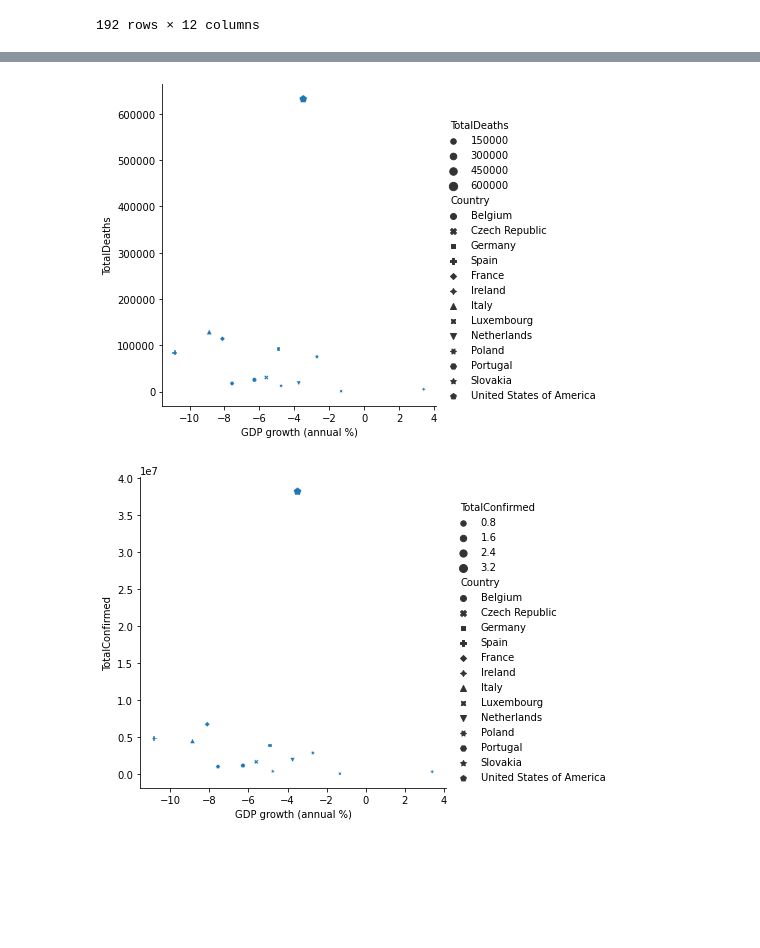
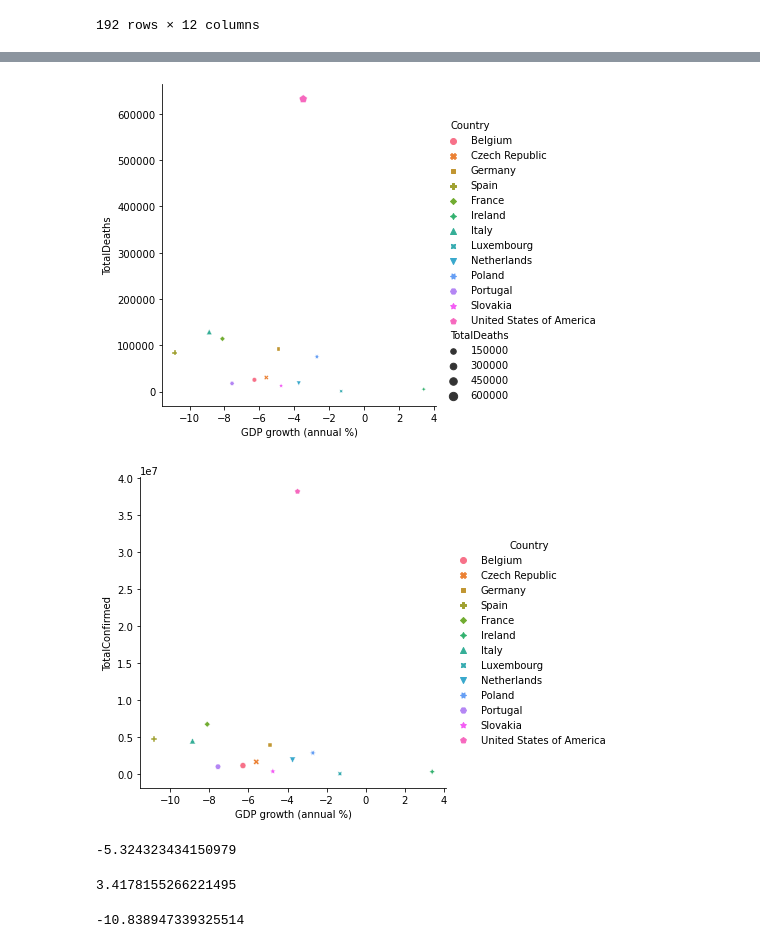
Before and after one commit to lucavice76/UCDPA_LucaVicentini, a Jupyter notebook: Project_final.ipynb, the cells around one changed output, grey strips where cells are left out. Drawn from its saved outputs; the diff is of its cells as text; code cells hidden in the pictures; blank space fills up the shorter version.

```diff
--- a/Project_final.ipynb
+++ b/Project_final.ipynb
@@ -692,11 +692,24 @@ GDP_COVID19.corr()
 | TotalRecovered | NaN | NaN | NaN | NaN | NaN | NaN | NaN | ... |
 # %%
 #looking for correlations between deaths and GDP deterioration
-sns.relplot(x='GDP growth (annual %)',y='TotalDeaths', data=GDP_COVID19, style='Country', size='TotalDeaths');
+sns.relplot(x='GDP growth (annual %)',y='TotalDeaths', data=GDP_COVID19, style='Country', hue="Country", size='TotalDeaths');
 # %% [output]
-[figure, old version]
+[figure, new version]
 # %%
 #looking for correlations between cases and GDP deterioration
-sns.relplot(x='GDP growth (annual %)',y='TotalConfirmed', data=GDP_COVID19, style='Country', size='TotalConfirmed');
+sns.relplot(x='GDP growth (annual %)',y='TotalConfirmed', data=GDP_COVID19, style='Country', hue="Country");
 # %% [output]
-[figure, old version]
+[figure, new version]
+# %%
+#summary statistics on GDP in the portfolio
+GDP_COVID19['GDP growth (annual %)'].mean()
+# %% [output]
+-5.324323434150979
+# %%
+GDP_COVID19['GDP growth (annual %)'].max()
+# %% [output]
+3.4178155266221495
+# %%
+GDP_COVID19['GDP growth (annual %)'].min()
+# %% [output]
+-10.838947339325514
```
